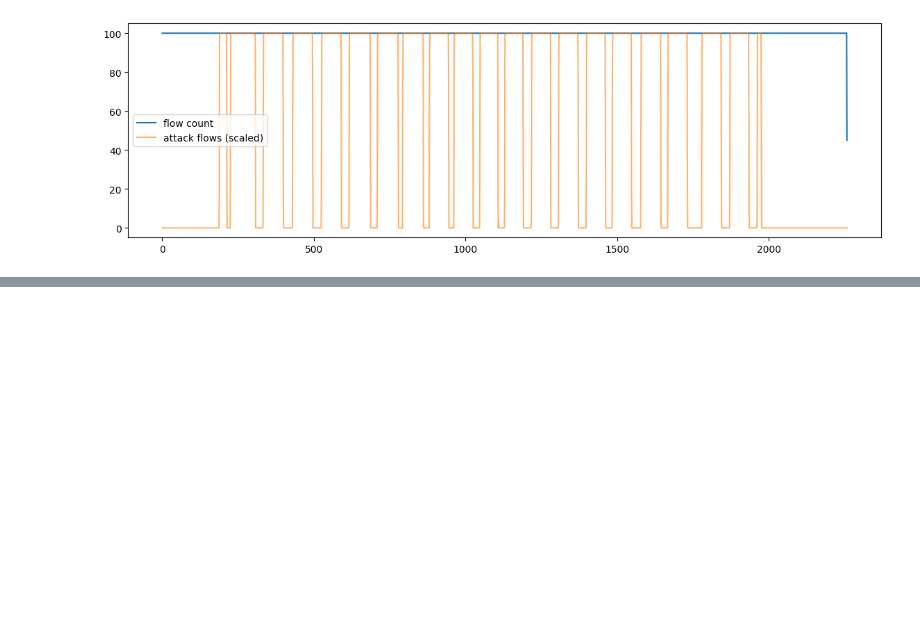
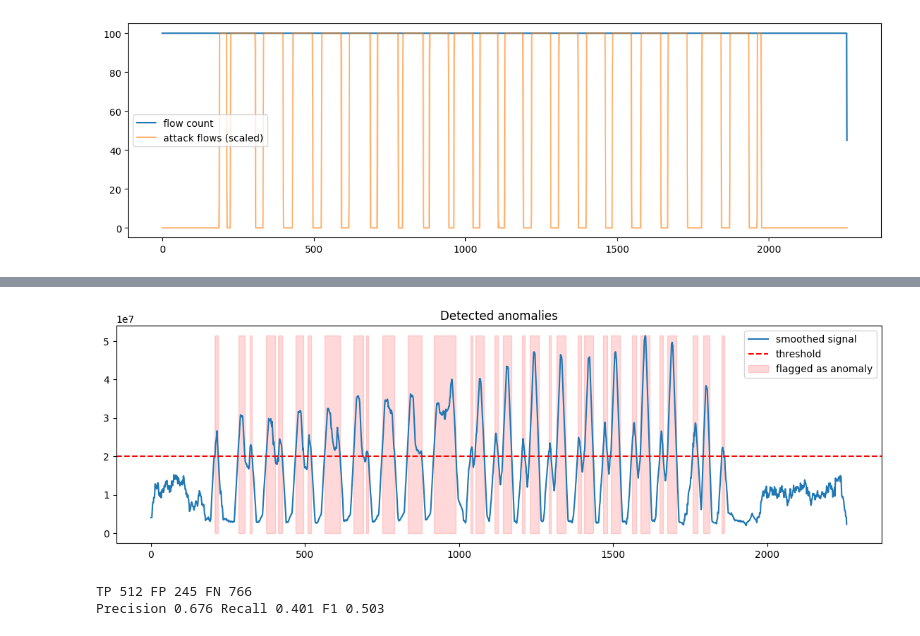
Before and after one commit to mithranivetha/network-anomaly-detection, a Jupyter notebook: notebooks/explore_data.ipynb, the cells around one changed output, grey strips where cells are left out. Saved outputs shown, nothing was run; the diff lists cells and outputs as text; code cells hidden in the pictures; blank space fills up the shorter version.

```diff
--- a/notebooks/explore_data.ipynb
+++ b/notebooks/explore_data.ipynb
@@ -76,0 +117,28 @@ plt.show()
+# %%
+true_attack = attack_mask.values > 50
+threshold = 2e7
+predicted = smoothed > threshold
+# %%
+plt.figure(figsize=(14, 4))
+plt.plot(smoothed, label='smoothed signal')
+plt.axhline(threshold, color='red', linestyle='--', label='threshold')
+plt.fill_between(range(len(smoothed)), 0, smoothed.max(), where=predicted, color='red', alpha=0.15, label='flagged as anomaly')
+plt.legend()
+plt.title('Detected anomalies')
+plt.show()
+# %% [output]
+[figure, added]
+# %%
+TP = np.sum(predicted & true_attack)
+FP = np.sum(predicted & ~true_attack)
+FN = np.sum(~predicted & true_attack)
+
+precision = TP / (TP + FP)
+recall = TP / (TP + FN)
+f1 = 2 * precision * recall / (precision + recall)
+
+print('TP', TP, 'FP', FP, 'FN', FN)
+print('Precision', round(precision, 3), 'Recall', round(recall, 3), 'F1', round(f1, 3))
+# %% [output]
+TP 512 FP 245 FN 766
+Precision 0.676 Recall 0.401 F1 0.503
```
Also changed, not shown: parts of 10 cells of this notebook, 1 other file.
